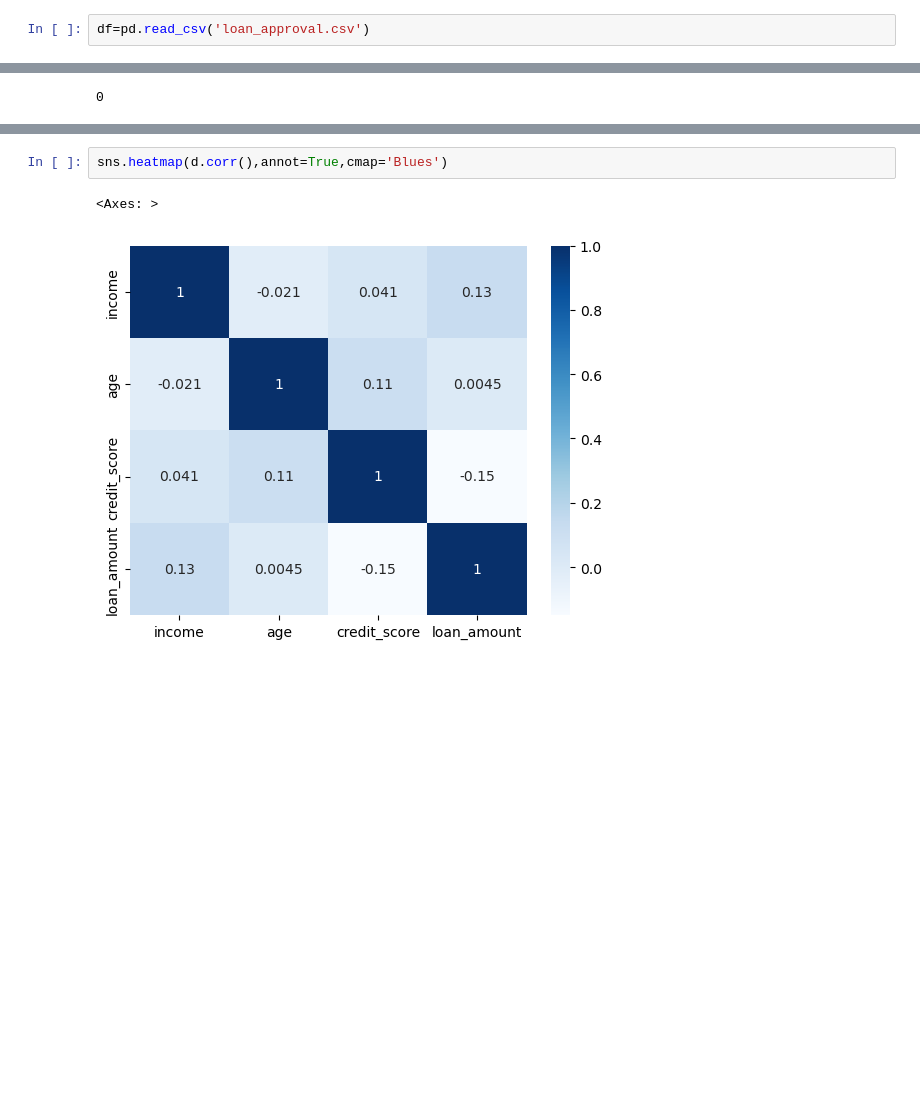
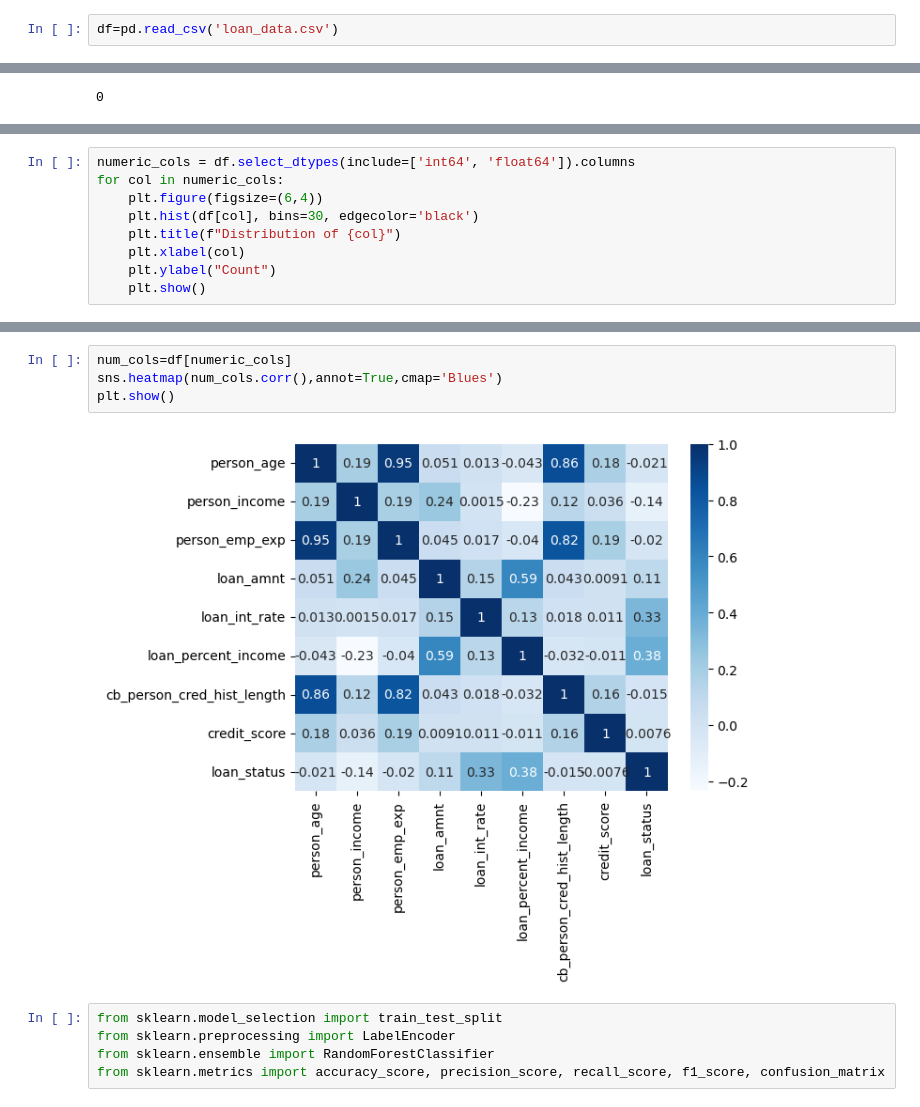
Before and after one commit to boomiikas/Loan-Approval-Prediction, a Jupyter notebook: reg.ipynb, the cells around one changed output, grey strips where cells are left out. Drawn from its saved outputs; the diff is of its cells as text; blank space fills up the shorter version.

```diff
--- a/reg.ipynb
+++ b/reg.ipynb
@@ -4,4 +4,4 @@ import numpy as np
 import matplotlib.pyplot as plt
 import seaborn as sns
 # %%
-df=pd.read_csv('loan_approval.csv')
+df=pd.read_csv('loan_data.csv')
@@ -148,0 +98,9 @@ d.corr()
+# %%
+numeric_cols = df.select_dtypes(include=['int64', 'float64']).columns
+for col in numeric_cols:
+    plt.figure(figsize=(6,4))
+    plt.hist(df[col], bins=30, edgecolor='black')
+    plt.title(f"Distribution of {col}")
+    plt.xlabel(col)
+    plt.ylabel("Count")
+    plt.show()
@@ -149,5 +117,11 @@ d.corr()
 # %%
-sns.heatmap(d.corr(),annot=True,cmap='Blues')
+num_cols=df[numeric_cols]
+sns.heatmap(num_cols.corr(),annot=True,cmap='Blues')
+plt.show()
 # %% [output]
-<Axes: >
-[figure, old version]
+[figure, new version]
+# %%
+from sklearn.model_selection import train_test_split
+from sklearn.preprocessing import LabelEncoder
+from sklearn.ensemble import RandomForestClassifier
+from sklearn.metrics import accuracy_score, precision_score, recall_score, f1_score, confusion_matrix
```
Also changed, not shown: parts of 25 cells of this notebook, 5 other files.
